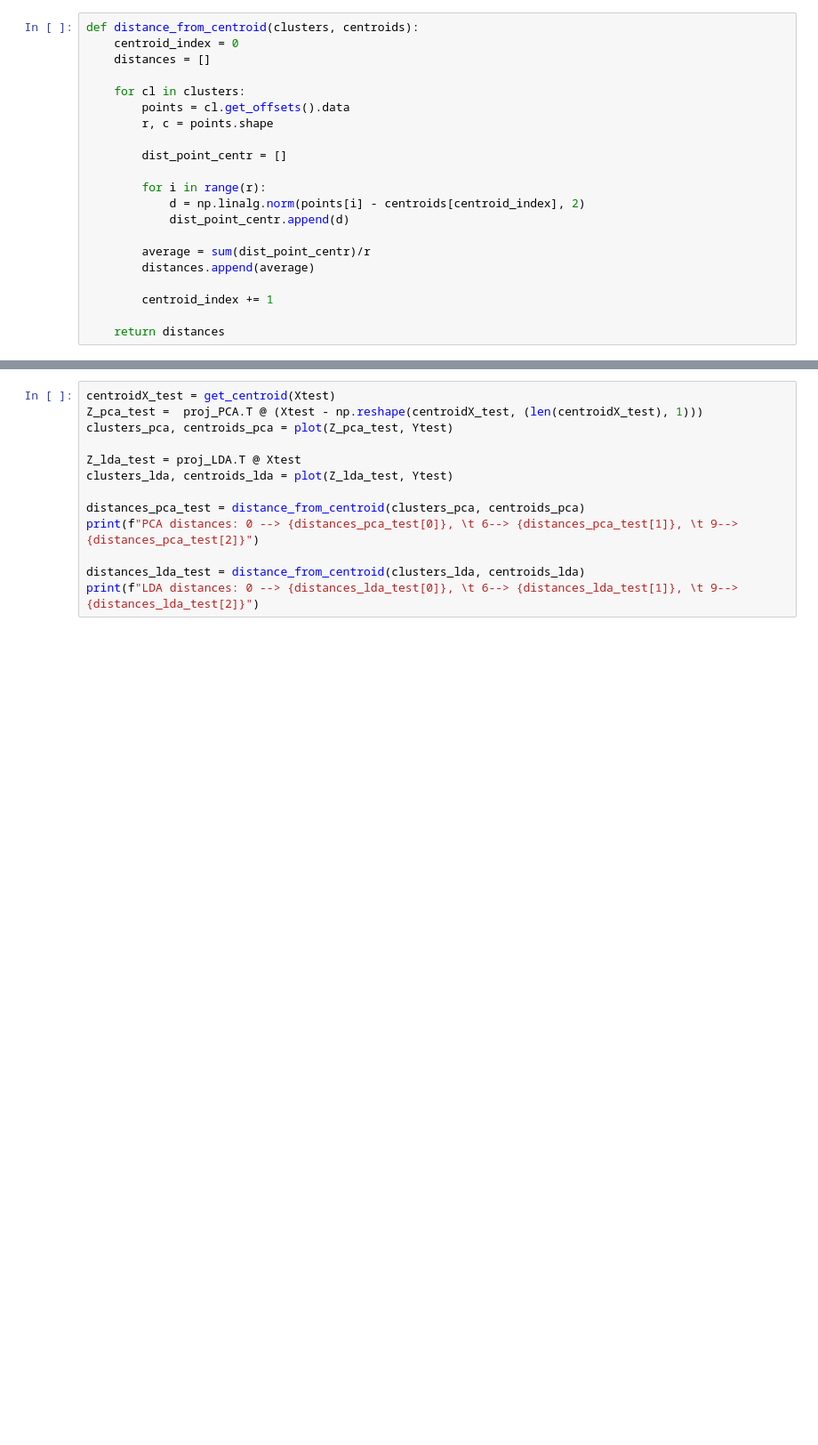
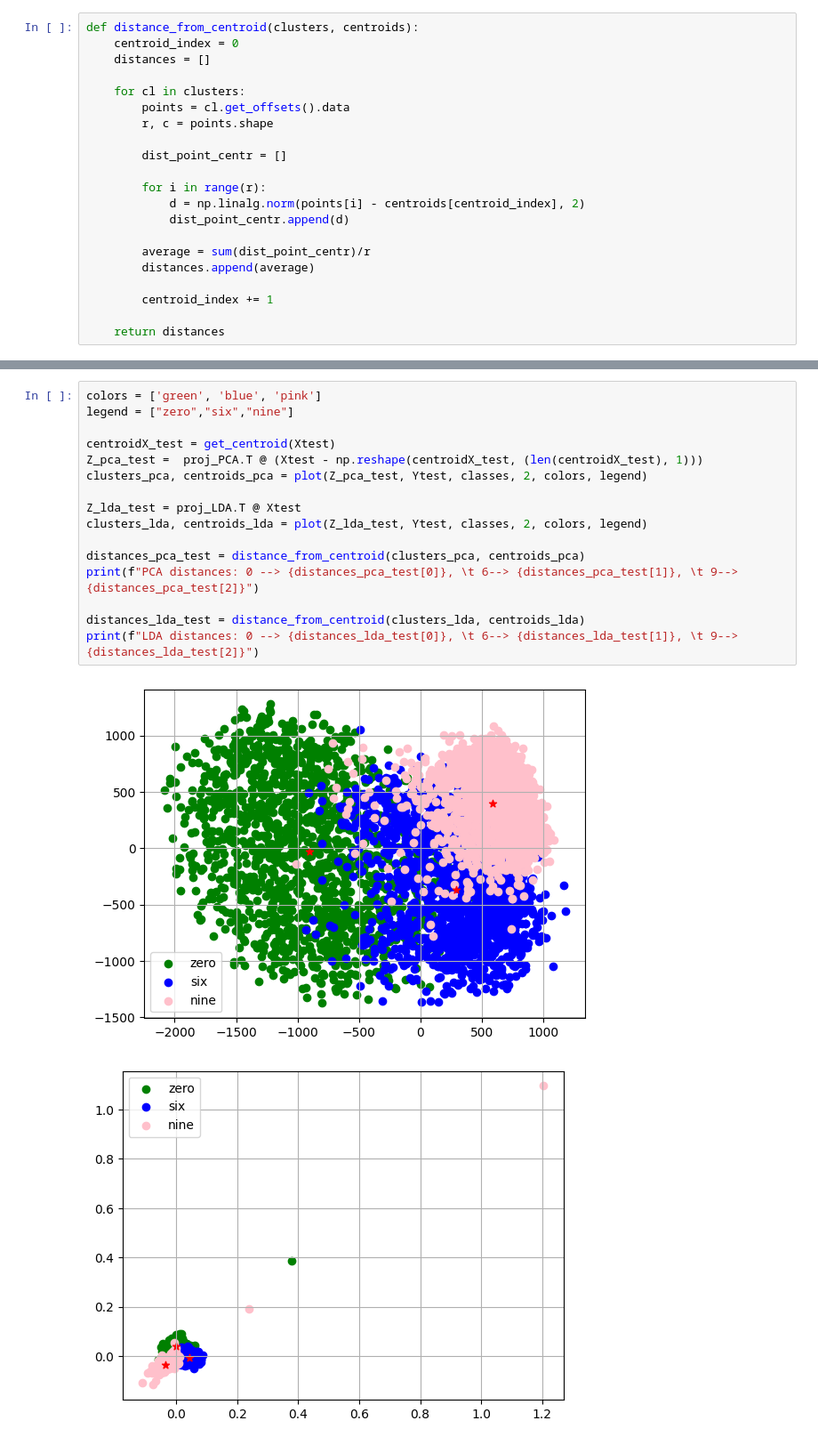
Before and after one commit to ChiaraAngileri/SMM_lab, a Jupyter notebook: Lab2/home2.ipynb, the cells around one changed output, grey strips where cells are left out. Shown at 89% size. Saved outputs shown, nothing was run; the diff lists cells and outputs as text; blank space fills up the shorter version.

```diff
--- a/Lab2/home2.ipynb
+++ b/Lab2/home2.ipynb
@@ -277,13 +303,19 @@ print(f"LDA distances: 0 --> {distances_lda[0]}, \t 6--> {distances_lda[1]}, \t
 # %%
+colors = ['green', 'blue', 'pink']
+legend = ["zero","six","nine"]
+
 centroidX_test = get_centroid(Xtest)
 Z_pca_test =  proj_PCA.T @ (Xtest - np.reshape(centroidX_test, (len(centroidX_test), 1)))
-clusters_pca, centroids_pca = plot(Z_pca_test, Ytest)
+clusters_pca, centroids_pca = plot(Z_pca_test, Ytest, classes, 2, colors, legend)
 
 Z_lda_test = proj_LDA.T @ Xtest
-clusters_lda, centroids_lda = plot(Z_lda_test, Ytest)
+clusters_lda, centroids_lda = plot(Z_lda_test, Ytest, classes, 2, colors, legend)
 
 distances_pca_test = distance_from_centroid(clusters_pca, centroids_pca)
 print(f"PCA distances: 0 --> {distances_pca_test[0]}, \t 6--> {distances_pca_test[1]}, \t 9--> {distances_pca_test[2]}")
 
 distances_lda_test = distance_from_centroid(clusters_lda, centroids_lda)
 print(f"LDA distances: 0 --> {distances_lda_test[0]}, \t 6--> {distances_lda_test[1]}, \t 9--> {distances_lda_test[2]}")
+# %% [output]
+[figure, added]
+[figure, added]
```
Also changed, not shown: parts of 10 cells of this notebook, 5 other files.
